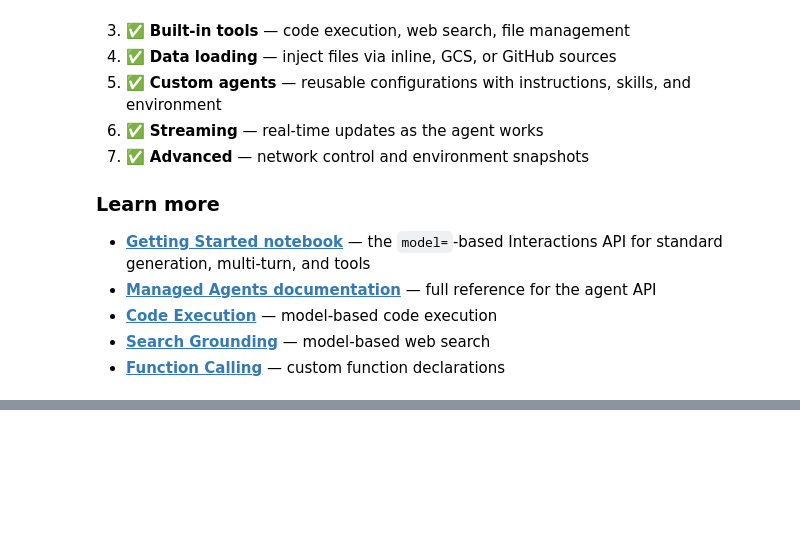
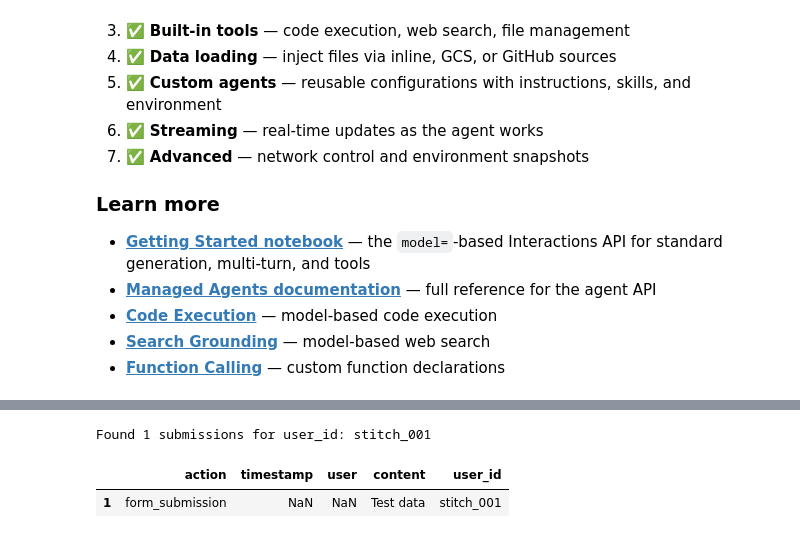
Before and after one commit to dharamdevm/mrdevsacademy, a Jupyter notebook: quickstarts/Get_started_managed_agents.ipynb, the cells around one changed output, grey strips where cells are left out. Cells and saved outputs as stored; diff of their text form; code cells hidden in the pictures; blank space fills up the shorter version.

```diff
--- a/quickstarts/Get_started_managed_agents.ipynb
+++ b/quickstarts/Get_started_managed_agents.ipynb
@@ -956,0 +1347,31 @@ Files extracted to: /content/stitch_talkie_talkie_extracted
+# %%
+import requests
+import pandas as pd
+
+# Define the user_id you want to filter by
+target_user_id = 'stitch_001'
+
+try:
+    response = requests.get('http://127.0.0.1:5000/api/submissions')
+    if response.status_code == 200:
+        data = response.json()
+        if data:
+            df_all = pd.DataFrame(data)
+            # Filter by user_id column
+            if 'user_id' in df_all.columns:
+                filtered_df = df_all[df_all['user_id'] == target_user_id]
+                print(f"Found {len(filtered_df)} submissions for user_id: {target_user_id}")
+                display(filtered_df)
+            else:
+                print("The user_id column does not exist in the current submissions.")
+                display(df_all)
+        else:
+            print("No submissions found to filter.")
+    else:
+        print(f"Failed to connect to API. Status: {response.status_code}")
+except Exception as e:
+    print(f"Error filtering submissions: {e}")
+# %% [output]
+Found 1 submissions for user_id: stitch_001
+|  | action | timestamp | user | content | user_id |
+| 1 | form_submission | NaN | NaN | Test data | stitch_001 |
```
Also changed, not shown: parts of 17 cells of this notebook.
